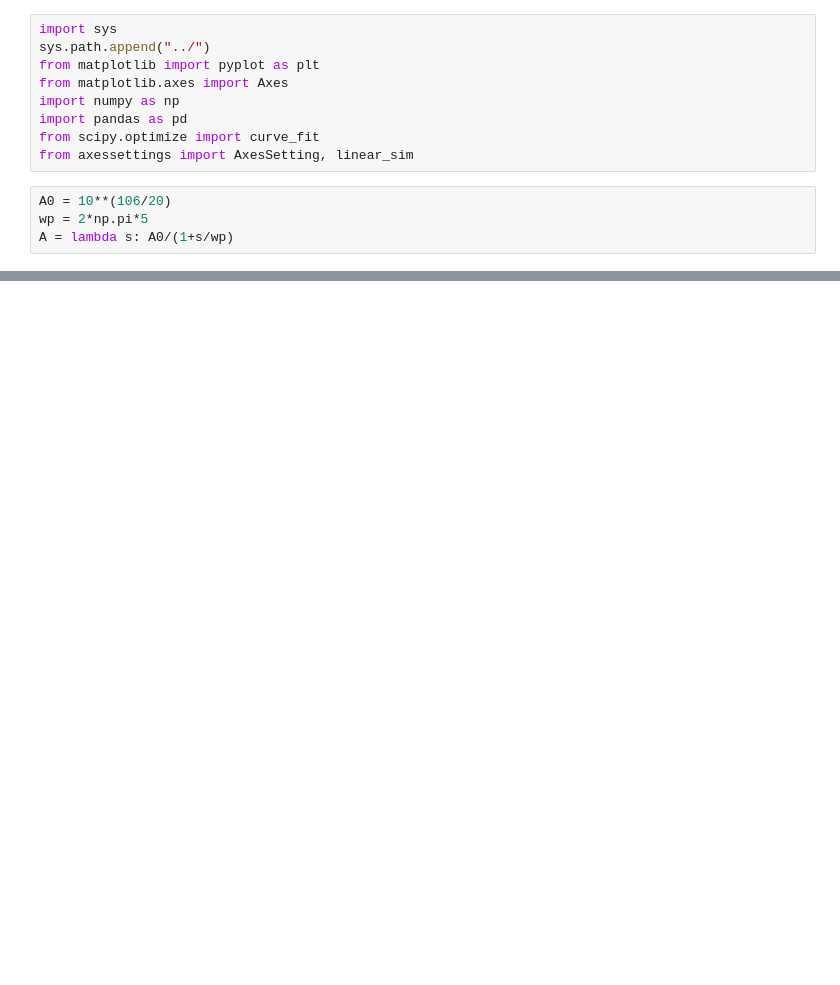
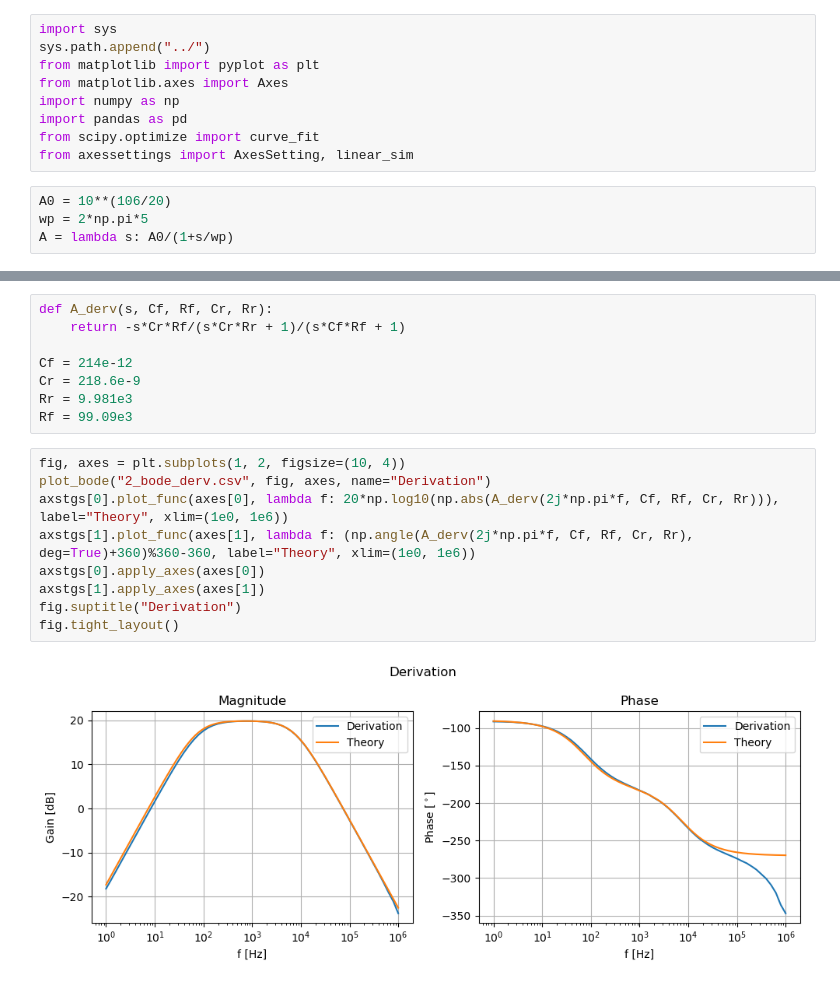
Before and after one commit to inohan/experiment-3s, a Jupyter notebook: A2/1_amp.ipynb, the cells around one changed output, grey strips where cells are left out. Cells and saved outputs as stored; diff of their text form; blank space fills up the shorter version.

```diff
--- a/A2/1_amp.ipynb
+++ b/A2/1_amp.ipynb
@@ -31,0 +56,19 @@ axstg.apply_axes(axes[1])
+# %%
+def A_derv(s, Cf, Rf, Cr, Rr):
+    return -s*Cr*Rf/(s*Cr*Rr + 1)/(s*Cf*Rf + 1)
+
+Cf = 214e-12
+Cr = 218.6e-9
+Rr = 9.981e3
+Rf = 99.09e3
+# %%
+fig, axes = plt.subplots(1, 2, figsize=(10, 4))
+plot_bode("2_bode_derv.csv", fig, axes, name="Derivation")
+axstgs[0].plot_func(axes[0], lambda f: 20*np.log10(np.abs(A_derv(2j*np.pi*f, Cf, Rf, Cr, Rr))), label="Theory", xlim=(1e0, 1e6))
+axstgs[1].plot_func(axes[1], lambda f: (np.angle(A_derv(2j*np.pi*f, Cf, Rf, Cr, Rr), deg=True)+360)%360-360, label="Theory", xlim=(1e0, 1e6))
+axstgs[0].apply_axes(axes[0])
+axstgs[1].apply_axes(axes[1])
+fig.suptitle("Derivation")
+fig.tight_layout()
+# %% [output]
+[figure, added]
```
Also changed, not shown: parts of 10 cells of this notebook, 18 other files.
